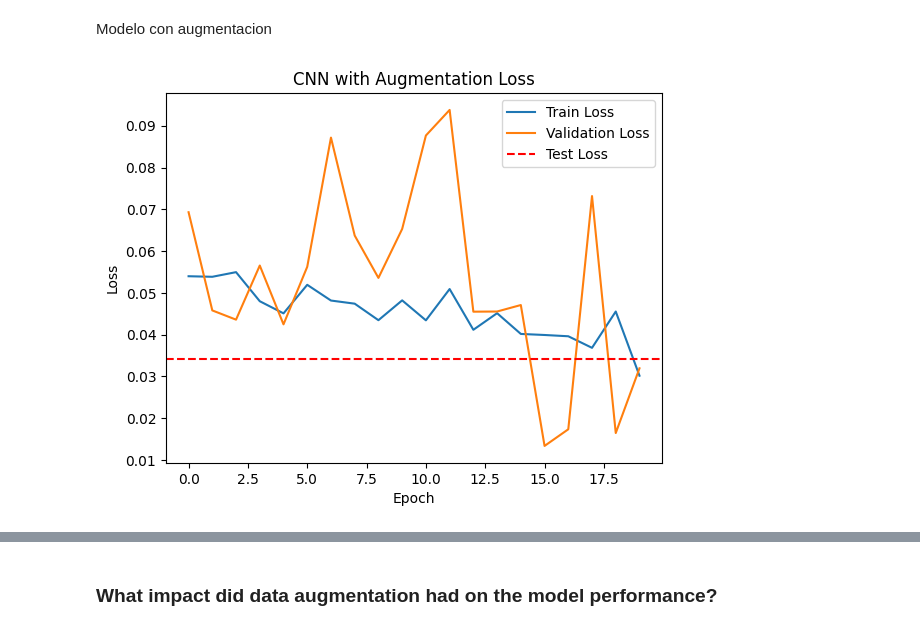
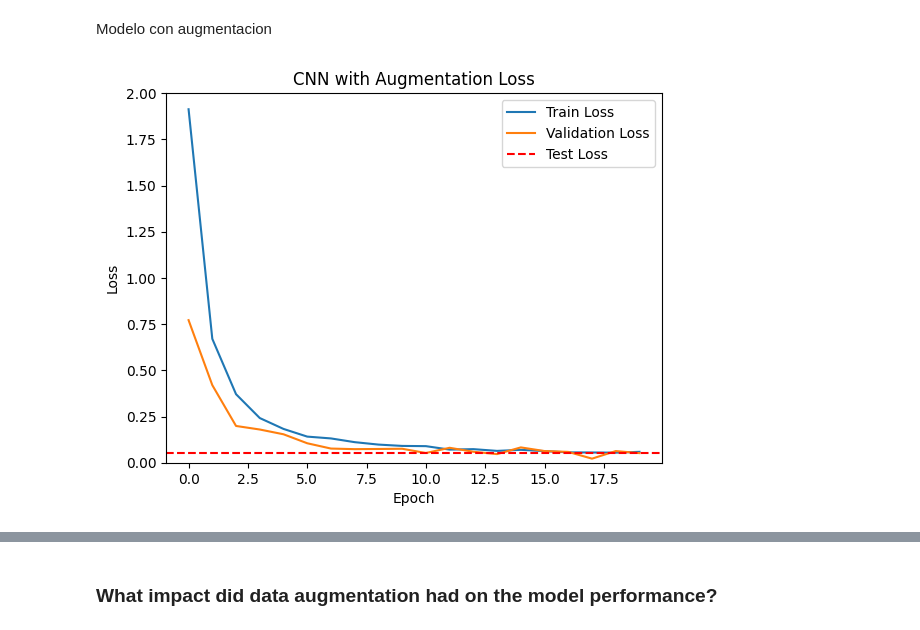
Before and after one commit to pLazalde/InteligenciaComputacionalSem2, a Jupyter notebook: Participación - Abril 7/6.augmentation.ipynb, the cells around one changed output, grey strips where cells are left out. Drawn from its saved outputs; the diff is of its cells as text; code cells hidden in the pictures.

```diff
--- a/Participación - Abril 7/6.augmentation.ipynb
+++ b/Participación - Abril 7/6.augmentation.ipynb
@@ -478,24 +494,37 @@ plt.show()
 # %% [markdown]
 Modelo con augmentacion
 # %%
-model_cnn_aug = model_cnn_aug.to(device)
+model_cnn_aug = nn.Sequential(
+    ConvolutionalBlock(IMG_CHANNELS, 25, 0), # 25 x 14 x 14
+    ConvolutionalBlock(25, 50, 0.2),  # 50 x 7 x 7
+    ConvolutionalBlock(50, 75, 0),  # 75 x 3 x 3
+
+    nn.Flatten(),
+    nn.Linear(75 * 3 * 3, 512),
+    nn.Dropout(.3),
+    nn.ReLU(),
+
+    nn.Linear(512, 24)
+)
+reduced_cnn_aug_res = model_cnn_aug.to(device)
 
 epochs = 20
 loss_function = nn.CrossEntropyLoss()
 optimizer = Adam(model_cnn_aug.parameters())
 
-cnn_aug_res = train(model_cnn_aug, train_loader, val_loader, loss_function, optimizer, epochs, random_transforms)
+reduced_cnn_aug_res = train(model_cnn_aug, train_loader, val_loader, loss_function, optimizer, epochs, random_transforms)
 
 cnn_aug_test_loss, cnn_aug_test_acc = test(model_cnn_aug, test_loader, loss_function)
-
-plt.plot(cnn_aug_res['train_loss'], label='Train Loss')
-plt.plot(cnn_aug_res['val_loss'], label='Validation Loss')
-plt.axhline(cnn_aug_test_loss, label='Test Loss', linestyle='--', color='r')
-plt.legend()
-plt.title('CNN with Augmentation Loss')
-plt.xlabel('Epoch')
-plt.ylabel('Loss')
-plt.legend()
-plt.show()
-# %% [output]
-[figure, removed]
+# %%
+plt.plot(reduced_cnn_aug_res['train_loss'], label='Train Loss')
+plt.plot(reduced_cnn_aug_res['val_loss'], label='Validation Loss')
+plt.axhline(cnn_aug_test_loss, label='Test Loss', linestyle='--', color='r')
+plt.legend()
+plt.title('CNN with Augmentation Loss')
+plt.xlabel('Epoch')
+plt.ylabel('Loss')
+plt.ylim(0, 2.0)
+plt.legend()
+plt.show()
+# %% [output]
+[figure, added]
```
Also changed, not shown: parts of 13 cells of this notebook.
